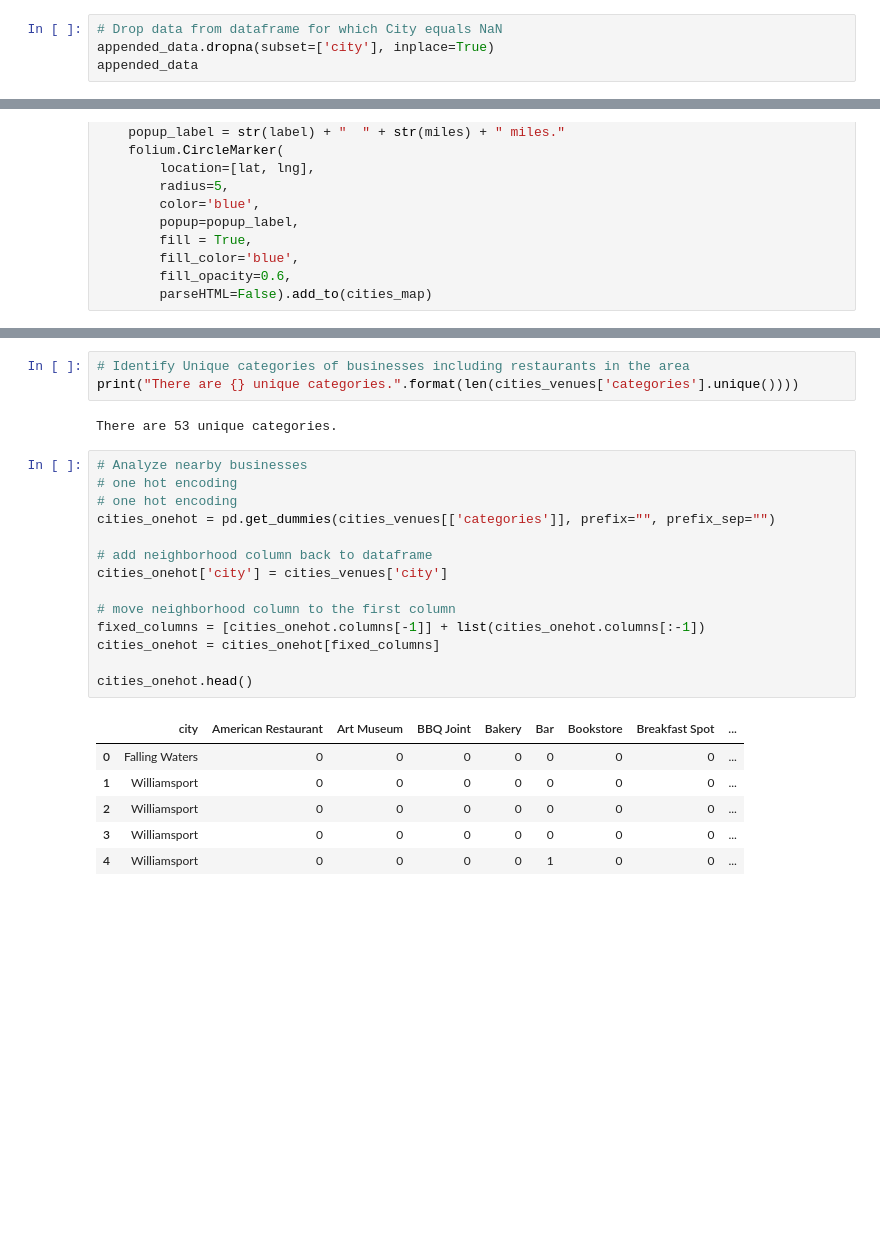
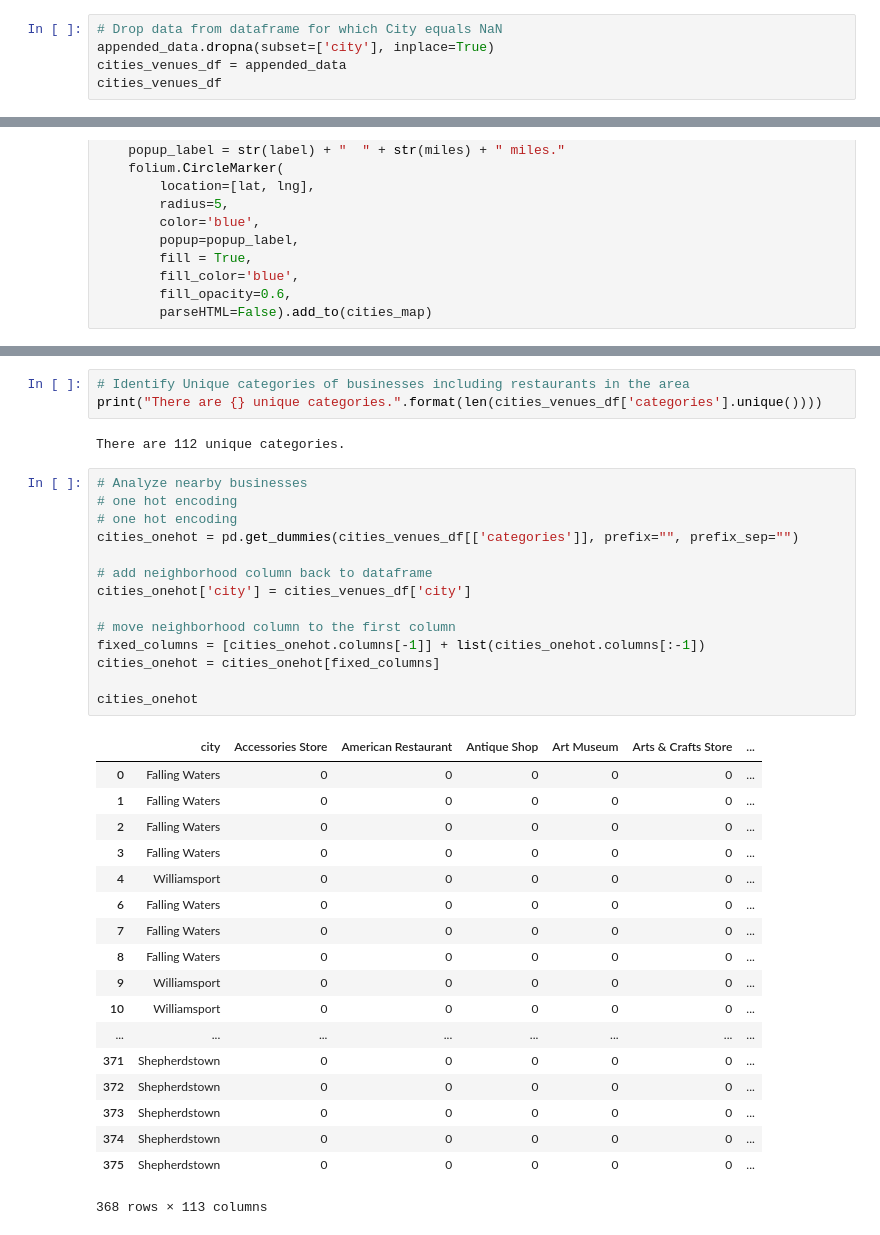
Before and after one commit to bjcabral/Coursera_Capstone, a Jupyter notebook: Latest_6_12_2019_Coursera_Battle_of_the_Neighborhoods_(Week_2).ipynb, the cells around one changed output, grey strips where cells are left out. Drawn from its saved outputs; the diff is of its cells as text; blank space fills up the shorter version.

```diff
--- a/Latest_6_12_2019_Coursera_Battle_of_the_Neighborhoods_(Week_2).ipynb
+++ b/Latest_6_12_2019_Coursera_Battle_of_the_Neighborhoods_(Week_2).ipynb
@@ -182,7 +181,8 @@ appended_data = pd.concat(appended_data, axis=0, ignore_index=True)
 # %%
 # Drop data from dataframe for which City equals NaN
 appended_data.dropna(subset=['city'], inplace=True)
-appended_data
+cities_venues_df = appended_data
+cities_venues_df
 # %% [output]
 |  | name | categories | lat | lng | distance | address | city |
 | 0 | Food Lion Grocery Store | Supermarket | 39.577089 | -77.876325 | 1767 | 78 Worchester Dr | Falling Waters |
@@ -350,30 +243,42 @@ cities_map
 [interactive output not drawn]
 # %%
 # Identify Unique categories of businesses including restaurants in the area
-print("There are {} unique categories.".format(len(cities_venues['categories'].unique())))
+print("There are {} unique categories.".format(len(cities_venues_df['categories'].unique())))
 # %% [output]
-There are 53 unique categories.
+There are 112 unique categories.
 # %%
 # Analyze nearby businesses
 # one hot encoding
 # one hot encoding
-cities_onehot = pd.get_dummies(cities_venues[['categories']], prefix="", prefix_sep="")
+cities_onehot = pd.get_dummies(cities_venues_df[['categories']], prefix="", prefix_sep="")
 
 # add neighborhood column back to dataframe
-cities_onehot['city'] = cities_venues['city']
+cities_onehot['city'] = cities_venues_df['city']
 
 # move neighborhood column to the first column
 fixed_columns = [cities_onehot.columns[-1]] + list(cities_onehot.columns[:-1])
 cities_onehot = cities_onehot[fixed_columns]
 
-cities_onehot.head()
+cities_onehot
 # %% [output]
-|  | city | American Restaurant | Art Museum | BBQ Joint | Bakery | Bar | Bookstore | Breakfast Spot | ... |
-| 0 | Falling Waters | 0 | 0 | 0 | 0 | 0 | 0 | 0 | ... |
-| 1 | Williamsport | 0 | 0 | 0 | 0 | 0 | 0 | 0 | ... |
-| 2 | Williamsport | 0 | 0 | 0 | 0 | 0 | 0 | 0 | ... |
-| 3 | Williamsport | 0 | 0 | 0 | 0 | 0 | 0 | 0 | ... |
-| 4 | Williamsport | 0 | 0 | 0 | 0 | 1 | 0 | 0 | ... |
+|  | city | Accessories Store | American Restaurant | Antique Shop | Art Museum | Arts & Crafts Store | ... |
+| 0 | Falling Waters | 0 | 0 | 0 | 0 | 0 | ... |
+| 1 | Falling Waters | 0 | 0 | 0 | 0 | 0 | ... |
+| 2 | Falling Waters | 0 | 0 | 0 | 0 | 0 | ... |
+| 3 | Falling Waters | 0 | 0 | 0 | 0 | 0 | ... |
+| 4 | Williamsport | 0 | 0 | 0 | 0 | 0 | ... |
+| 6 | Falling Waters | 0 | 0 | 0 | 0 | 0 | ... |
+| 7 | Falling Waters | 0 | 0 | 0 | 0 | 0 | ... |
+| 8 | Falling Waters | 0 | 0 | 0 | 0 | 0 | ... |
+| 9 | Williamsport | 0 | 0 | 0 | 0 | 0 | ... |
+| 10 | Williamsport | 0 | 0 | 0 | 0 | 0 | ... |
+| ... | ... | ... | ... | ... | ... | ... | ... |
+| 371 | Shepherdstown | 0 | 0 | 0 | 0 | 0 | ... |
+| 372 | Shepherdstown | 0 | 0 | 0 | 0 | 0 | ... |
+| 373 | Shepherdstown | 0 | 0 | 0 | 0 | 0 | ... |
+| 374 | Shepherdstown | 0 | 0 | 0 | 0 | 0 | ... |
+| 375 | Shepherdstown | 0 | 0 | 0 | 0 | 0 | ... |
+368 rows × 113 columns
 # %%
 # Take the mean of the frequency of occurence for each business category
 cities_grouped = cities_onehot.groupby('city').mean().reset_index()
```
Also changed, not shown: parts of 21 cells of this notebook.
